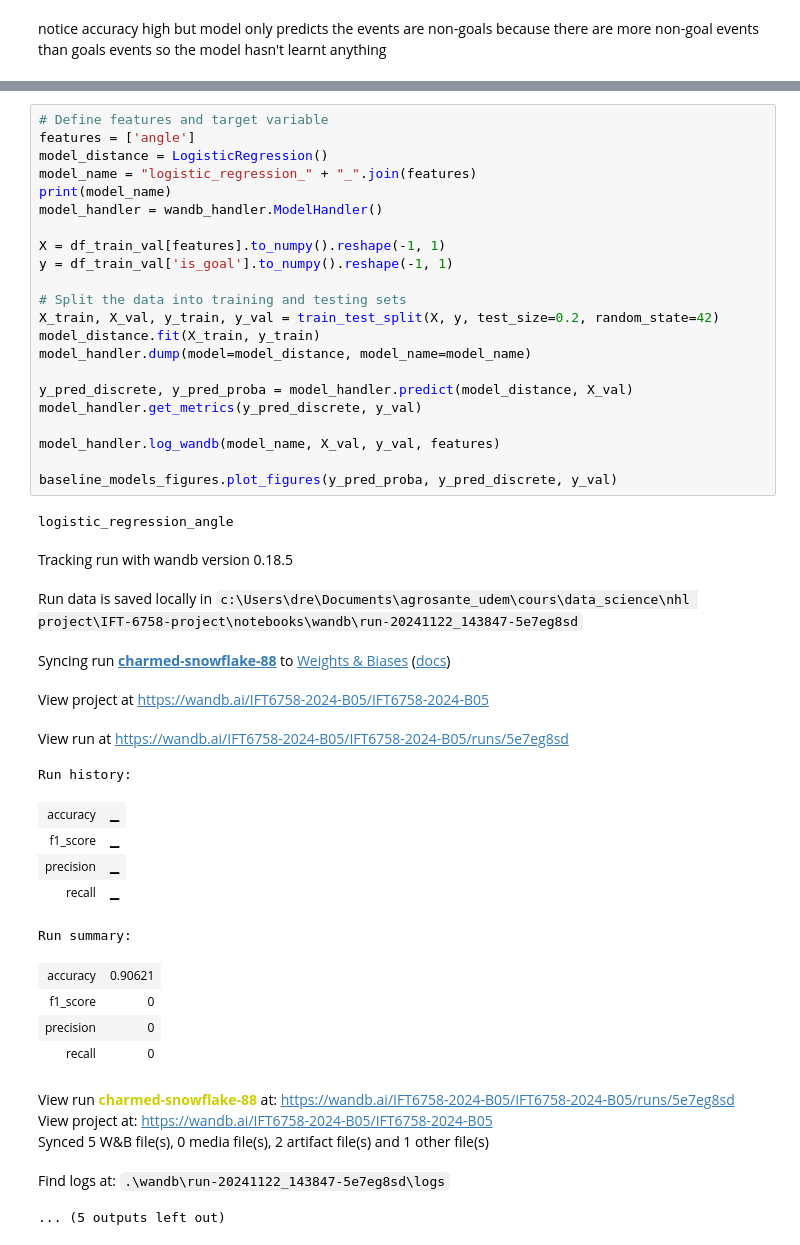
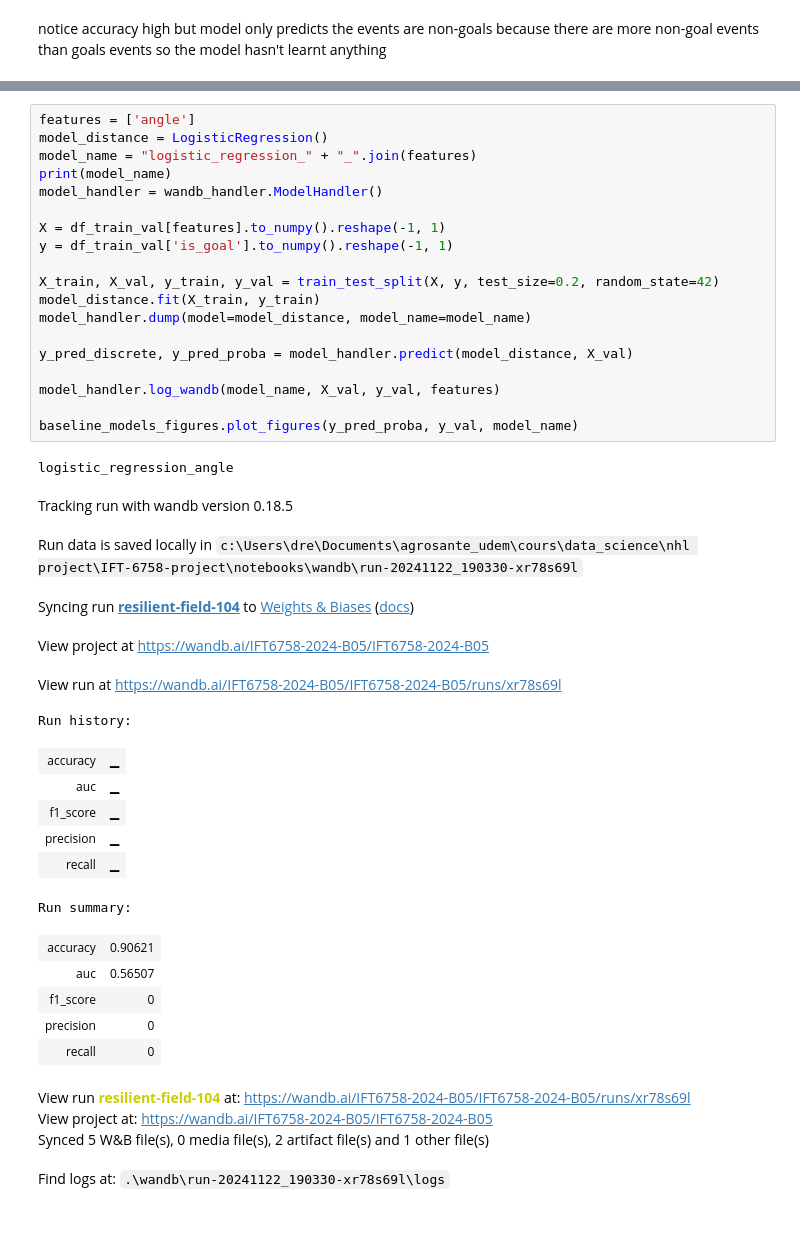
Before and after one commit to WilliamChidiac/NHL-goal-prediction, a Jupyter notebook: notebooks/feature_eng_1_models.ipynb, the cells around one changed output, grey strips where cells are left out. Drawn from its saved outputs; the diff is of its cells as text; blank space fills up the shorter version.

```diff
--- a/notebooks/feature_eng_1_models.ipynb
+++ b/notebooks/feature_eng_1_models.ipynb
@@ -126,44 +79,42 @@ Synced 5 W&B file(s), 0 media file(s), 2 artifact file(s) and 1 other file(s)
 # %%
-# Define features and target variable
 features = ['angle']
 model_distance = LogisticRegression()
 model_name = "logistic_regression_" + "_".join(features)
 print(model_name)
 model_handler = wandb_handler.ModelHandler()
 
 X = df_train_val[features].to_numpy().reshape(-1, 1)
 y = df_train_val['is_goal'].to_numpy().reshape(-1, 1)
 
-# Split the data into training and testing sets
 X_train, X_val, y_train, y_val = train_test_split(X, y, test_size=0.2, random_state=42)
 model_distance.fit(X_train, y_train)
 model_handler.dump(model=model_distance, model_name=model_name)
 
 y_pred_discrete, y_pred_proba = model_handler.predict(model_distance, X_val)
-model_handler.get_metrics(y_pred_discrete, y_val)
 
 model_handler.log_wandb(model_name, X_val, y_val, features)
 
-baseline_models_figures.plot_figures(y_pred_proba, y_pred_discrete, y_val)
+baseline_models_figures.plot_figures(y_pred_proba, y_val, model_name)
 # %% [output]
 logistic_regression_angle
 Tracking run with wandb version 0.18.5
-Run data is saved locally in c:\Users\dre\Documents\agrosante_udem\cours\data_science\nhl project\IFT-6758-project\notebooks\wandb\run-20241122_143847-5e7eg8sd
+Run data is saved locally in c:\Users\dre\Documents\agrosante_udem\cours\data_science\nhl project\IFT-6758-project\notebooks\wandb\run-20241122_190330-xr78s69l
-Syncing run charmed-snowflake-88 to Weights & Biases (docs)
+Syncing run resilient-field-104 to Weights & Biases (docs)
 View project at https://wandb.ai/IFT6758-2024-B05/IFT6758-2024-B05
-View run at https://wandb.ai/IFT6758-2024-B05/IFT6758-2024-B05/runs/5e7eg8sd
+View run at https://wandb.ai/IFT6758-2024-B05/IFT6758-2024-B05/runs/xr78s69l
 Run history:
 | accuracy | ▁ |
+| auc | ▁ |
 | f1_score | ▁ |
 | precision | ▁ |
 | recall | ▁ |
 Run summary:
 | accuracy | 0.90621 |
+| auc | 0.56507 |
 | f1_score | 0 |
 | precision | 0 |
 | recall | 0 |
-View run charmed-snowflake-88 at: https://wandb.ai/IFT6758-2024-B05/IFT6758-2024-B05/runs/5e7eg8sd
+View run resilient-field-104 at: https://wandb.ai/IFT6758-2024-B05/IFT6758-2024-B05/runs/xr78s69l
 View project at: https://wandb.ai/IFT6758-2024-B05/IFT6758-2024-B05
 Synced 5 W&B file(s), 0 media file(s), 2 artifact file(s) and 1 other file(s)
-Find logs at: .\wandb\run-20241122_143847-5e7eg8sd\logs
+Find logs at: .\wandb\run-20241122_190330-xr78s69l\logs
-... (5 outputs left out)
```
Also changed, not shown: parts of 10 cells of this notebook, 2 other files.
